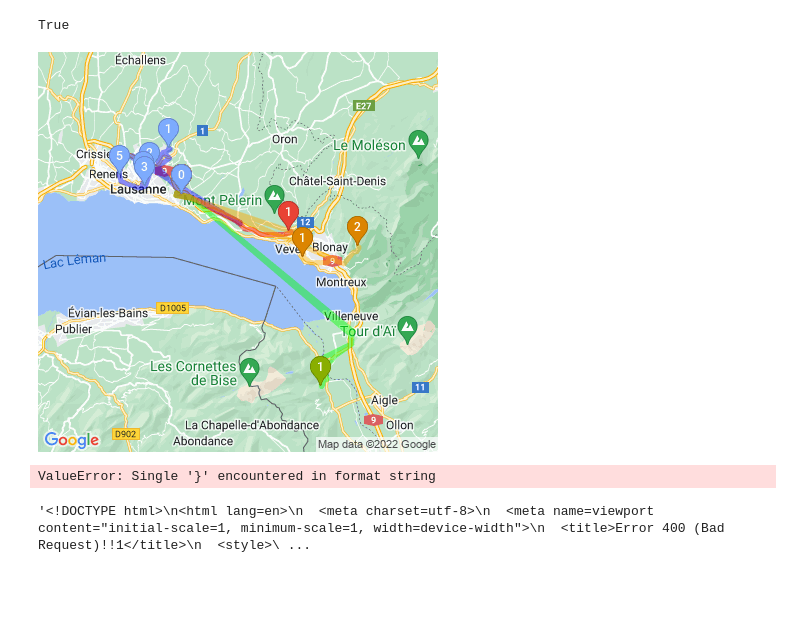
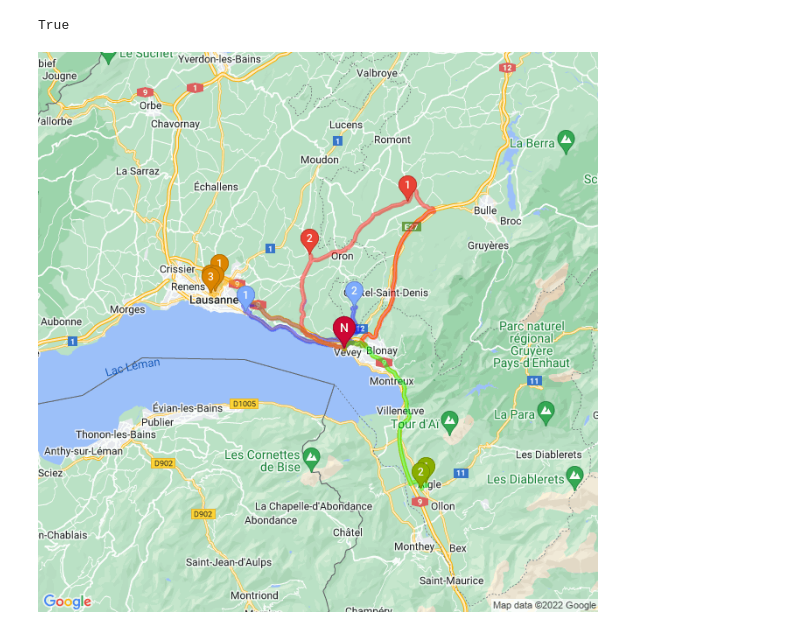
Before and after one commit to mateobelanger/mgt-530-sustainable-logistics, a Jupyter notebook: 2. Enterprise mobility.ipynb, the cells around one changed output. Drawn from its saved outputs; the diff is of its cells as text; code cells hidden in the pictures; blank space fills up the shorter version.

Commit message:
Finished formatting of the maps with polyline

```diff
--- a/2. Enterprise mobility.ipynb
+++ b/2. Enterprise mobility.ipynb
@@ -87,8 +72,8 @@ payload = str({
 })
 response = requests.request('POST', url, headers=headers, data=payload)
 # %%
-distance_matrix_time = [[0] * n_employees for _ in range(n_employees)]
-distance_matrix_distance = [[0] * n_employees for _ in range(n_employees)]
+distance_matrix_time = [[0] * n_nodes for _ in range(n_nodes)]
+distance_matrix_distance = [[0] * n_nodes for _ in range(n_nodes)]
 
 for distance in response.json():
     distance_matrix_time[distance['originIndex']][distance['destinationIndex']] = int(distance['duration'][:-1])
@@ -216,9 +202,9 @@ Maximum of the route distances: 4202s
 # %%
 shuttle_routes = \
     [[
-        f'{str(employee_locations.iloc[current_index].latitude)},' \
-        f'{str(employee_locations.iloc[current_index].longitude)}'
-    for current_index in route['route'][:-1]]
+        f'{str(coordinates_list[current_index][0])},' \
+        f'{str(coordinates_list[current_index][1])}'
+    for current_index in route['route']]
         for route in current_solution['routes']]
 shuttle_routes
 # %% [output]
@@ -320,27 +291,23 @@ def fct_give_parcours(list, color, key):
 ### Function to create a map with the localisations and path to follow
 # Inputs:   shuttles: a list of lists with strings of loaclisation points to visit
 #           paths: a string with the path to follow
-#           key: the maps api key
 # Output:   A map with the localisations to visit (numbered from 0 (start)), and the path in a random color
 
-def fct_maps(shuttles, paths, key):
-    labels_list = ""
-
-    colors = ["blue", "red", "green", "orange", "purple", "brown", "black"]
+def fct_maps(shuttles, paths):
+    # Start with Nestle HQ Marker
+    labels_list = "&markers=color:" + "0xCE0635" + "%7Clabel:" + str('N') + "%7C" + str(shuttle_routes[0][0])
     c = 0
-
-    for s in shuttles:
-        s_int = range(len(s))
-
+    for shuttle in shuttles:
         labels_s = ""
-        for i in s_int:
-            labels_s = labels_s + "&markers=size:mid%7Ccolor:" + colors[c] + "%7Clabel:" + str(i) + "%7C" + str(s[i])
+        # We only start labelling from 1st stop to keep the 0 special.
+        for i in range(len(shuttle))[1:]:
+            labels_s = labels_s + "&markers=size:mid%7Ccolor:" + colors[c] + "%7Clabel:" + str(i) + "%7C" + str(shuttle[i])
 
         labels_list = labels_list + labels_s
         c += 1
 
     url = f'https://maps.googleapis.com/maps/api/staticmap' \
-          f'?size=400x400' \
+          f'?size=1000x1000' \
           f'{labels_list}' \
           f'{paths}' \
           f'&key={key}'
@@ -357,30 +324,16 @@ def fct_maps(shuttles, paths, key):
 #           key: the maps api key
 # Output:   A map with the localisations to visit (numbered from 0 (start)), and the path in a random color
 
-def fct_run_maps(shuttles, key):
+def fct_run_maps(shuttles):
     paths = ""
-
-    colors = ["blue", "red", "green", "orange", "purple", "brown", "black"]
     c = 0
 
-    for s in shuttles:
-        paths = paths + fct_give_parcours(s, colors[c], key)
+    for s in deepcopy(shuttles):
+        paths = paths + fct_give_parcours(s, colors[c])
         c += 1
 
-    return (fct_maps(shuttles, paths, key))
+    return (fct_maps(shuttles, paths))
 # %%
-fct_run_maps(shuttle_routes, key)
+fct_run_maps(deepcopy(shuttle_routes))
 # %% [output]
-[figure, old version]
+[figure, new version]
-# %%
-url = f"https://maps.googleapis.com/maps/api/staticmap" \
-      f"?size=400x400&center=59.900503,-135.478011&zoom=4" \
-      "&path=weight:3%7Ccolor:orange%7Cenc:_fisIp~u%7CU}%7Ca@pytA_~b@hhCyhS~hResU%7C%7Cx@oig@rwg@amUfbjA}f[roaAynd@%7CvXxiAt{ZwdUfbjAewYrqGchH~vXkqnAria@c_o@inc@k{g@i`]o%7CF}vXaj\h`]ovs@?yi_@rcAgtO%7Cj_AyaJren@nzQrst@zuYh`]v%7CGbldEuzd@%7C%7Cx@spD%7CtrAzwP%7Cd_@yiB~vXmlWhdPez\_{Km_`@~re@ew^rcAeu_@zhyByjPrst@ttGren@aeNhoFemKrvdAuvVidPwbVr~j@or@f_z@ftHr{ZlwBrvdAmtHrmT{rOt{Zz}E%7Cc%7C@o%7CLpn~AgfRpxqBfoVz_iAocAhrVjr@rh~@jzKhjp@``NrfQpcHrb^k%7CDh_z@nwB%7Ckb@a{R%7Cyh@uyZ%7CllByuZpzw@wbd@rh~@%7C%7CFhqs@teTztrAupHhyY}t]huf@e%7CFria@o}GfezAkdW%7C}[ocMt_Neq@ren@e~Ika@pgE%7Ci%7CAfiQ%7C`l@uoJrvdAgq@fppAsjGhg`@%7ChQpg{Ai_V%7C%7Cx@mkHhyYsdP%7CxeA~gF%7C}[mv`@t_NitSfjp@c}Mhg`@sbChyYq}e@rwg@atFff}@ghN~zKybk@fl}A}cPftcAite@tmT__Lha@u~DrfQi}MhkSqyWivIumCria@ciO_tHifm@fl}A{rc@fbjAqvg@rrqAcjCf%7Ci@mqJtb^s%7C@fbjA{wDfs`BmvEfqs@umWt_Nwn^pen@qiBr`xAcvMr{Zidg@dtjDkbM%7Cd_@" \
-      "&key={}".format(key)
-response = requests.request("GET", url, headers=headers, data=payload)
-# %% [output]
-ValueError: Single '}' encountered in format string
-# %%
-response.text
-# %% [output]
-'<!DOCTYPE html>\n<html lang=en>\n  <meta charset=utf-8>\n  <meta name=viewport content="initial-scale=1, minimum-scale=1, width=device-width">\n  <title>Error 400 (Bad Request)!!1</title>\n  <style>\ ...
```
Also changed, not shown: parts of 10 cells of this notebook.
